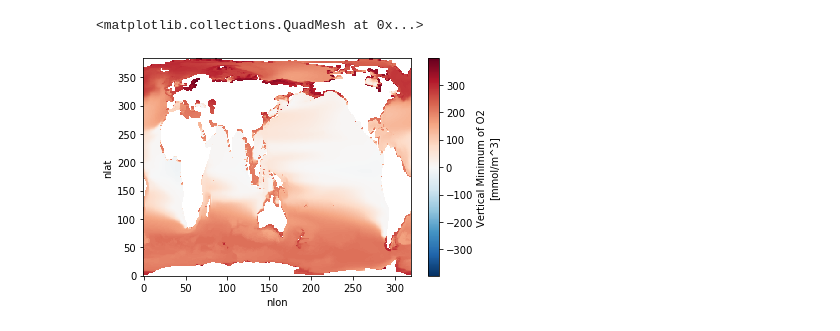
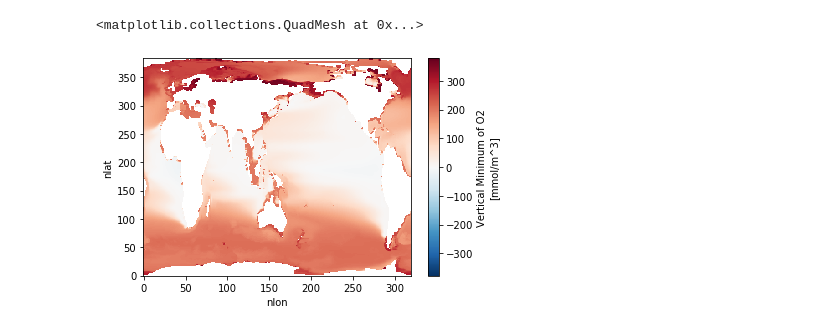
Before and after one commit to mnlevy1981/LENS_via_intake_esm, a Jupyter notebook: Test CESM-LENS collection.ipynb, the cells around one changed output. Drawn from its saved outputs; the diff is of its cells as text; code cells hidden in the pictures.

```diff
--- a/Test CESM-LENS collection.ipynb
+++ b/Test CESM-LENS collection.ipynb
@@ -60,8 +56,12 @@ Hosting the diagnostics dashboard on a random port instead.
 # %%
 cluster.scale(4)
 # %%
-catalog = intake.open_esm_datastore('/glade/work/mlevy/intake-esm-collection/json/glade-cesm1-lens-timeseries.json')
+datastore_catalog = '/glade/collections/cmip/catalog/intake-esm-datastore/catalogs/glade-cesm1-le.json'
+my_catalog = '/glade/work/mlevy/intake-esm-collection/json/glade-cesm1-le.json'
+
+catalog = intake.open_esm_datastore(my_catalog)
 # %%
-lens_test = catalog.search(experiment=['20C', '20C_BGC'], component='ocn', variable='O2_ZMIN')
-lens_test.df
+lens_test = catalog.search(component='ocn', variable='O2_ZMIN')
+dq = lens_test.to_dataset_dict(cdf_kwargs={'chunks':{'time': 48}})
+dq
 # %% [output]
@@ -108,9 +91,13 @@ dq
 keep_vars = ['REGION_MASK', 'z_t', 'dz', 'TAREA', 'TLONG', 'TLAT', 'time', 'time_bound', 'member_id', 'O2_ZMIN']
 
 ds = dict()
-for exp in ['20C', '20C_BGC']:
-    # This should return everything from 1990s (01-15 instead of 01-01 looks weird but it's due to how date stamps / time bounds are kept)
-    time_slice = slice('1990-01-15', '2000-01-15')
+for exp in ['20C', '20C-OIC', 'RCP45', 'RCP85']:
+    if 'RCP' in exp:
+        # This should return everything from 2070s (01-15 instead of 01-01 looks weird but it's due to how date stamps / time bounds are kept)
+        time_slice = slice('2070-01-15', '2080-01-15')
+    else:
+        # This should return everything from 1990s (01-15 instead of 01-01 looks weird but it's due to how date stamps / time bounds are kept)
+        time_slice = slice('1990-01-15', '2000-01-15')
     ds[exp] = dq['ocn.{}.pop.h'.format(exp)]
     ds[exp] = ds[exp].drop([v for v in ds[exp].variables if v not in keep_vars]).sel(time=time_slice).mean(dim=['member_id', 'time'])
 
@@ -145,5 +147,5 @@ Wall time: 7.5 s
 # %%
 %%time
 
-ds['20C_BGC'].O2_ZMIN.plot()
+ds['RCP45'].O2_ZMIN.plot()
 # %% [output]
@@ -152,2 +154,2 @@ Wall time: 6.27 s
 <matplotlib.collections.QuadMesh at 0x...>
-[figure, old version]
+[figure, new version]
```
Also changed, not shown: parts of 12 cells of this notebook, 3 other files.
